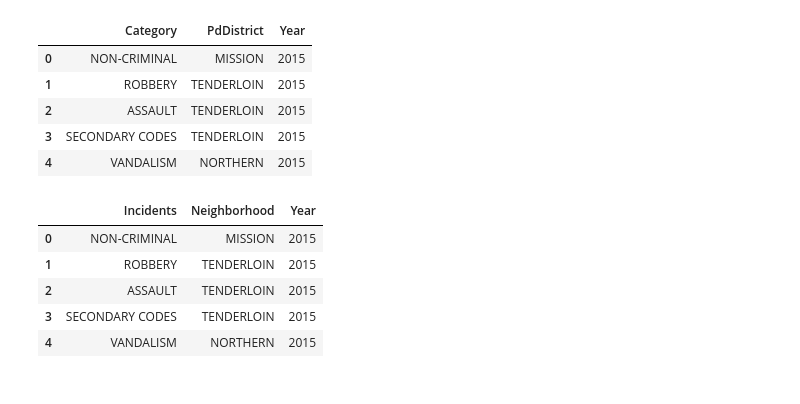
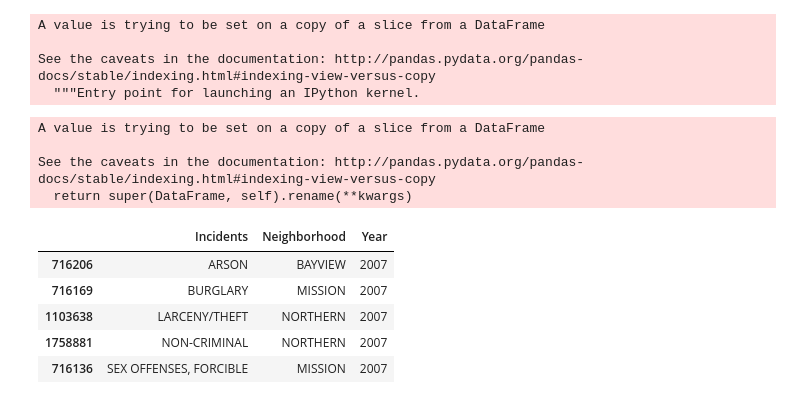
Before and after one commit to alexwdavis/Team_Project_AACJ, a Jupyter notebook: crime_analysis.ipynb, the cells around one changed output. Cells and saved outputs as stored; diff of their text form; code cells hidden in the pictures.

```diff
--- a/crime_analysis.ipynb
+++ b/crime_analysis.ipynb
@@ -51,19 +22,29 @@ cleaned = cleaned.drop(columns=["Descript", "Date", "Resolution"])
+# %%
+filtered_df.sort_values("Year", inplace = True)
+# %% [output]
+A value is trying to be set on a copy of a slice from a DataFrame
+
+See the caveats in the documentation: http://pandas.pydata.org/pandas-docs/stable/indexing.html#indexing-view-versus-copy
+  """Entry point for launching an IPython kernel.
+# %%
+filtered_df.rename(columns={"Category": "Incidents", "PdDistrict": "Neighborhood"}, inplace=True)
+# %% [output]
+A value is trying to be set on a copy of a slice from a DataFrame
+
+See the caveats in the documentation: http://pandas.pydata.org/pandas-docs/stable/indexing.html#indexing-view-versus-copy
+  return super(DataFrame, self).rename(**kwargs)
+# %%
+col = ["Incidents", "Neighborhood", "Year"]
+filtered_df = filtered_df[col]
+# %%
+neighborhoods = ["BAYVIEW", "MISSION", "NORTHERN"]
+filtered = filtered_df[filtered_df["Neighborhood"].isin(neighborhoods)]
 # %%
-cleaned.head()
+filtered.head()
 # %% [output]
-|  | Category | PdDistrict | Year |
-| 0 | NON-CRIMINAL | MISSION | 2015 |
-| 1 | ROBBERY | TENDERLOIN | 2015 |
-| 2 | ASSAULT | TENDERLOIN | 2015 |
-| 3 | SECONDARY CODES | TENDERLOIN | 2015 |
-| 4 | VANDALISM | NORTHERN | 2015 |
+|  | Incidents | Neighborhood | Year |
+| 716206 | ARSON | BAYVIEW | 2007 |
+| 716169 | BURGLARY | MISSION | 2007 |
+| 1103638 | LARCENY/THEFT | NORTHERN | 2007 |
+| 1758881 | NON-CRIMINAL | NORTHERN | 2007 |
+| 716136 | SEX OFFENSES, FORCIBLE | MISSION | 2007 |
-# %%
-cleaned = cleaned.rename(columns={"Category": "Incidents", "PdDistrict": "Neighborhood"})
-cleaned.head()
-# %% [output]
-|  | Incidents | Neighborhood | Year |
-| 0 | NON-CRIMINAL | MISSION | 2015 |
-| 1 | ROBBERY | TENDERLOIN | 2015 |
-| 2 | ASSAULT | TENDERLOIN | 2015 |
-| 3 | SECONDARY CODES | TENDERLOIN | 2015 |
-| 4 | VANDALISM | NORTHERN | 2015 |
```
Also changed, not shown: parts of 15 cells of this notebook, 3 other files.
